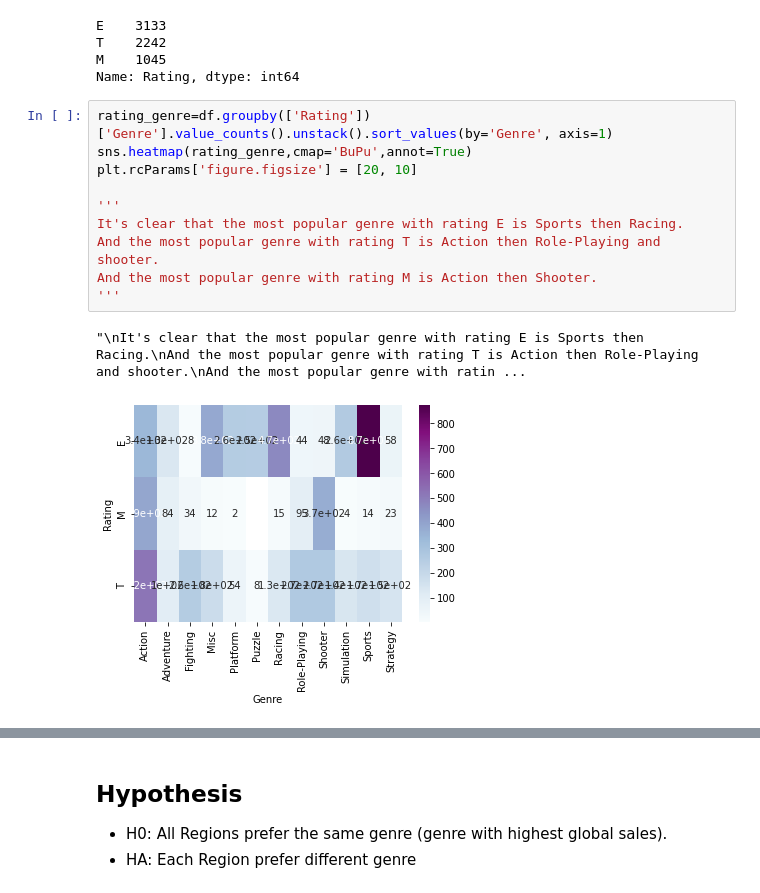
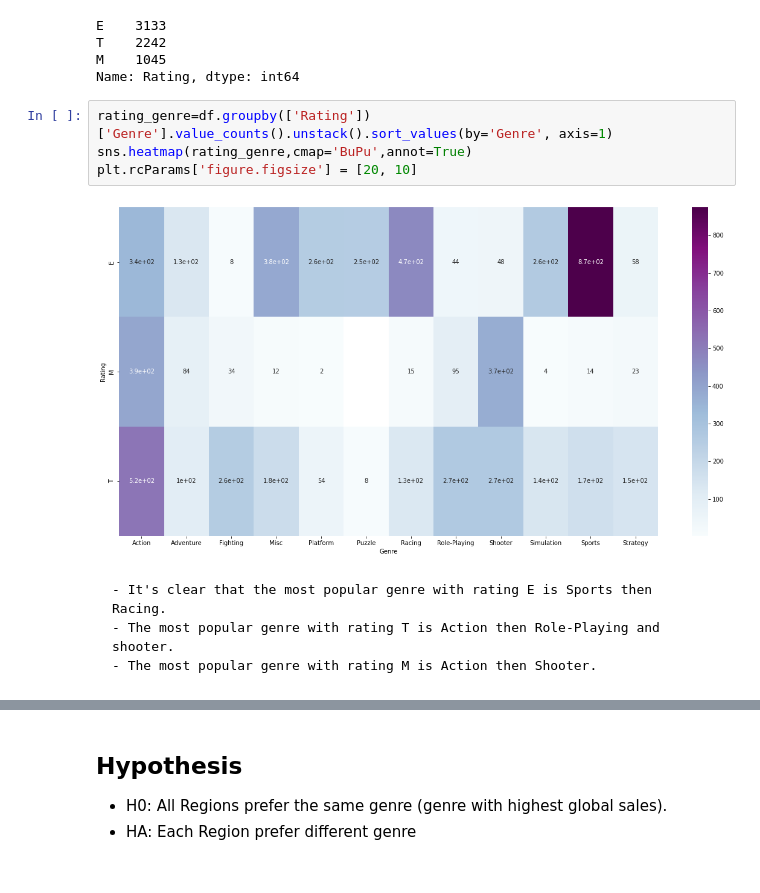
Before and after one commit to GhiathAjam/Analysis-of-Video-Games-Sales, a Jupyter notebook: Analysis/ExploratoryQuestions/Q5.ipynb, the cells around one changed output, grey strips where cells are left out. Saved outputs shown, nothing was run; the diff lists cells and outputs as text.

```diff
--- a/Analysis/ExploratoryQuestions/Q5.ipynb
+++ b/Analysis/ExploratoryQuestions/Q5.ipynb
@@ -172,13 +169,10 @@ Name: Rating, dtype: int64
 # %%
 rating_genre=df.groupby(['Rating'])['Genre'].value_counts().unstack().sort_values(by='Genre', axis=1)
 sns.heatmap(rating_genre,cmap='BuPu',annot=True)
 plt.rcParams['figure.figsize'] = [20, 10]
-
-'''
-It's clear that the most popular genre with rating E is Sports then Racing.
-And the most popular genre with rating T is Action then Role-Playing and shooter.
-And the most popular genre with rating M is Action then Shooter.
-'''
 # %% [output]
-"\nIt's clear that the most popular genre with rating E is Sports then Racing.\nAnd the most popular genre with rating T is Action then Role-Playing and shooter.\nAnd the most popular genre with ratin ...
-[figure, old version]
+[figure, new version]
+# %% [markdown]
+    - It's clear that the most popular genre with rating E is Sports then Racing.
+    - The most popular genre with rating T is Action then Role-Playing and shooter.
+    - The most popular genre with rating M is Action then Shooter.
```
Also changed, not shown: parts of 8 cells of this notebook.
